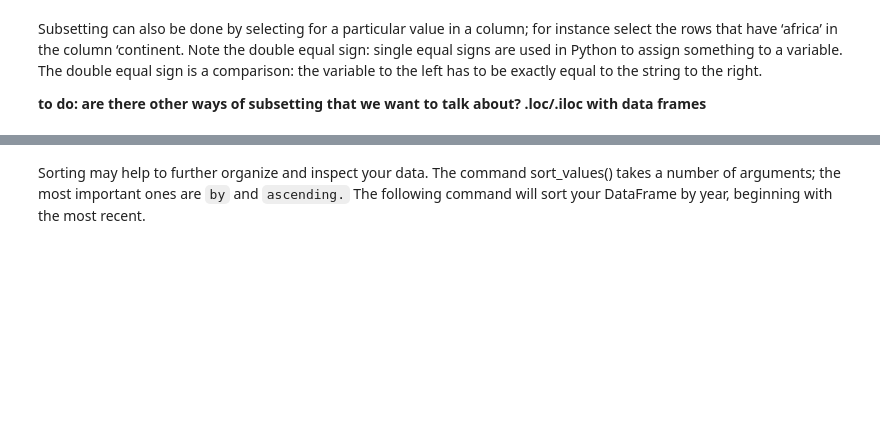
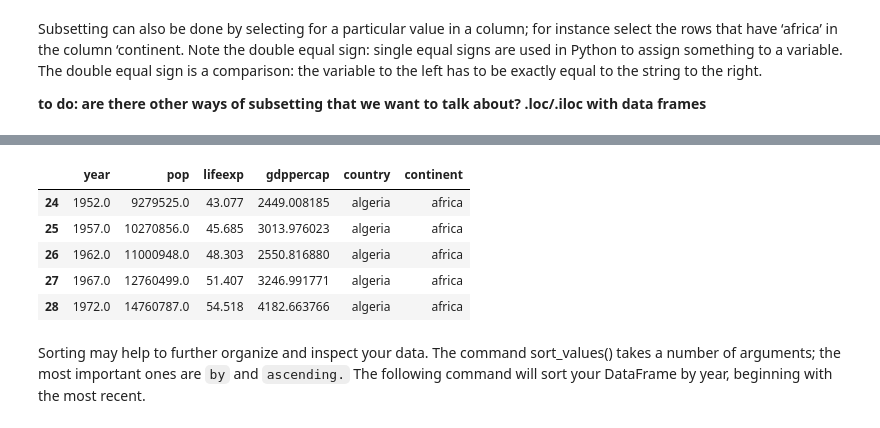
Before and after one commit to Reproducible-Science-Curriculum/data-exploration-RR-Jupyter, a Jupyter notebook: Data exploration.ipynb, the cells around one changed output, grey strips where cells are left out. Drawn from its saved outputs; the diff is of its cells as text; code cells hidden in the pictures; blank space fills up the shorter version.

```diff
--- a/Data exploration.ipynb
+++ b/Data exploration.ipynb
@@ -545,6 +549,6 @@ Subsetting can also be done by selecting for a particular value in a column; for
 
 **to do: are there other ways of subsetting that we want to talk about? .loc/.iloc with data frames**
 # %%
-gapminder_africa = gapminder[gapminder[‘continent’]==’africa’]
+gapminder_africa = gapminder[gapminder['continent']=='africa']
 gapminder_africa.head()
 # %% [output]
@@ -552,3 +555,9 @@ SyntaxError: invalid character in identifier (<ipython-input-27-5d1443ab738a>, l
+|  | year | pop | lifeexp | gdppercap | country | continent |
+| 24 | 1952.0 | 9279525.0 | 43.077 | 2449.008185 | algeria | africa |
+| 25 | 1957.0 | 10270856.0 | 45.685 | 3013.976023 | algeria | africa |
+| 26 | 1962.0 | 11000948.0 | 48.303 | 2550.816880 | algeria | africa |
+| 27 | 1967.0 | 12760499.0 | 51.407 | 3246.991771 | algeria | africa |
+| 28 | 1972.0 | 14760787.0 | 54.518 | 4182.663766 | algeria | africa |
 # %% [markdown]
 Sorting may help to further organize and inspect your data. The command sort_values() takes a number of arguments; the most important ones are `by` and `ascending.` The following command will sort your DataFrame by year, beginning with the most recent.
 # %%
```
Also changed, not shown: parts of 5 cells of this notebook.
